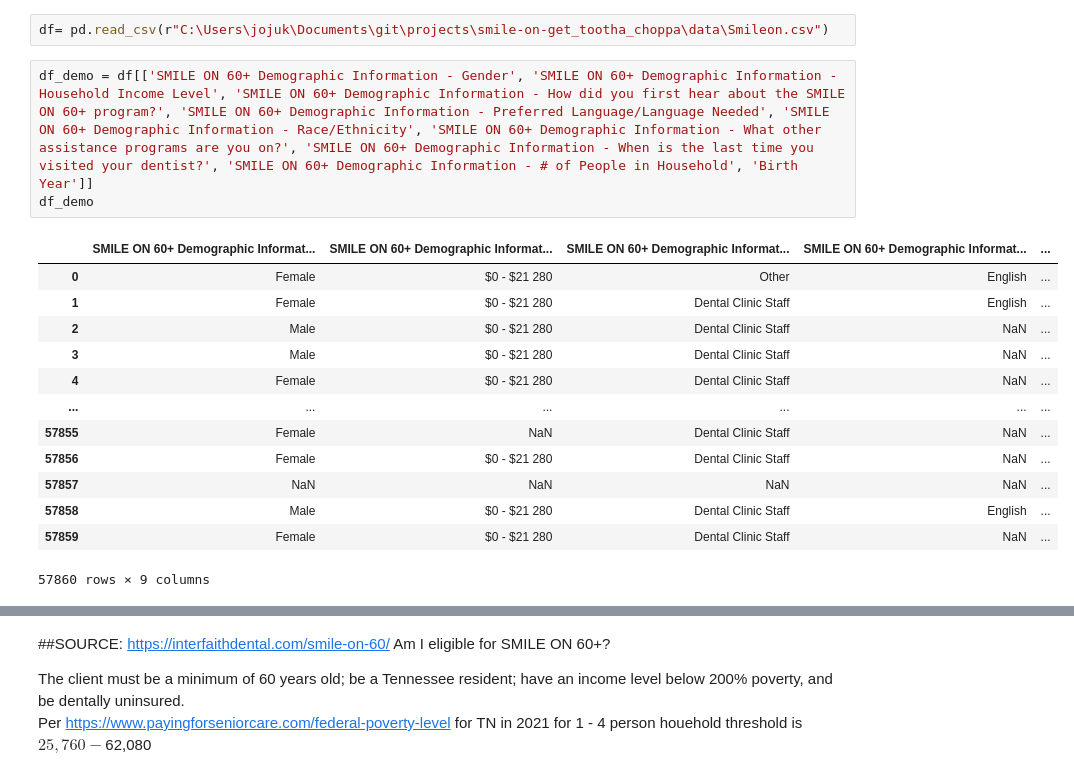
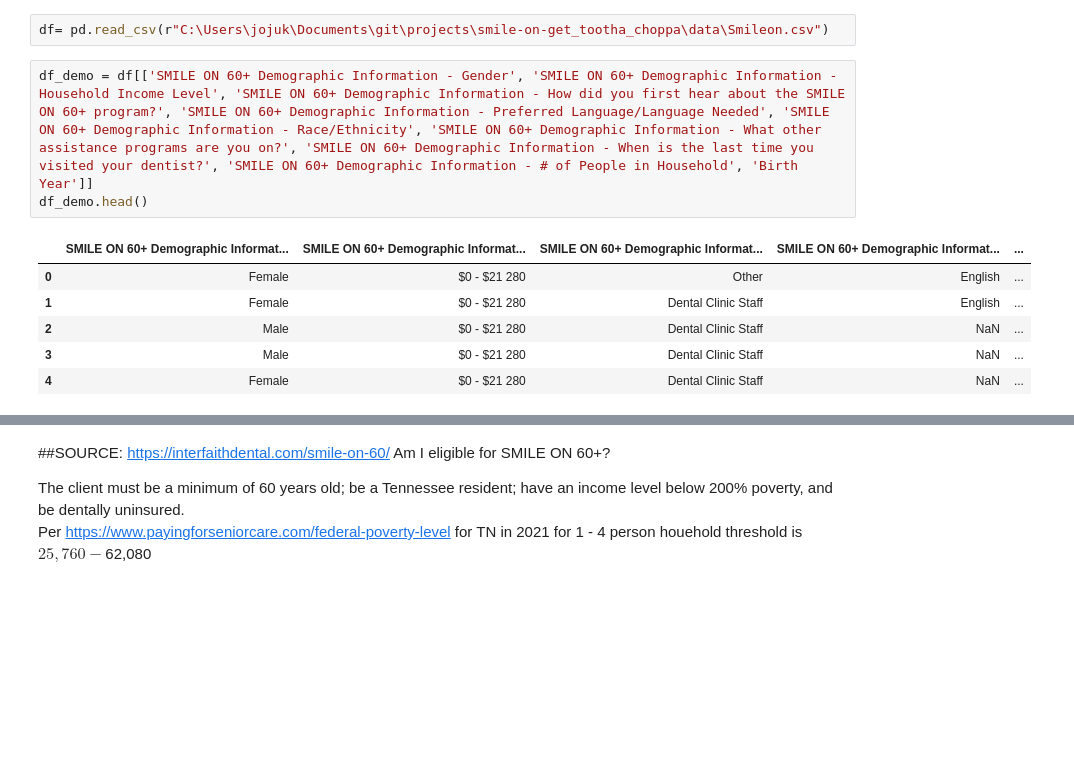
Before and after one commit to Jmiah789/smile-on-get_tootha_choppa, a Jupyter notebook: notebooks/Demographics.ipynb, the cells around one changed output, grey strips where cells are left out. Cells and saved outputs as stored; diff of their text form; blank space fills up the shorter version.

```diff
--- a/notebooks/Demographics.ipynb
+++ b/notebooks/Demographics.ipynb
@@ -18,18 +18,11 @@ pd.set_option('display.max_columns', None)
 df= pd.read_csv(r"C:\Users\jojuk\Documents\git\projects\smile-on-get_tootha_choppa\data\Smileon.csv")
 # %%
 df_demo = df[['SMILE ON 60+ Demographic Information - Gender', 'SMILE ON 60+ Demographic Information - Household Income Level', 'SMILE ON 60+ Demographic Information - How did you first hear about the SMILE ON 60+ program?', 'SMILE ON 60+ Demographic Information - Preferred Language/Language Needed', 'SMILE ON 60+ Demographic Information - Race/Ethnicity', 'SMILE ON 60+ Demographic Information - What other assistance programs are you on?', 'SMILE ON 60+ Demographic Information - When is the last time you visited your dentist?', 'SMILE ON 60+ Demographic Information - # of People in Household', 'Birth Year']]
-df_demo
+df_demo.head()
 # %% [output]
 |  | SMILE ON 60+ Demographic Informat... | SMILE ON 60+ Demographic Informat... | SMILE ON 60+ Demographic Informat... | SMILE ON 60+ Demographic Informat... | ... |
 | 0 | Female | $0 - $21 280 | Other | English | ... |
 | 1 | Female | $0 - $21 280 | Dental Clinic Staff | English | ... |
 | 2 | Male | $0 - $21 280 | Dental Clinic Staff | NaN | ... |
 | 3 | Male | $0 - $21 280 | Dental Clinic Staff | NaN | ... |
 | 4 | Female | $0 - $21 280 | Dental Clinic Staff | NaN | ... |
-| ... | ... | ... | ... | ... | ... |
-| 57855 | Female | NaN | Dental Clinic Staff | NaN | ... |
-| 57856 | Female | $0 - $21 280 | Dental Clinic Staff | NaN | ... |
-| 57857 | NaN | NaN | NaN | NaN | ... |
-| 57858 | Male | $0 - $21 280 | Dental Clinic Staff | English | ... |
-| 57859 | Female | $0 - $21 280 | Dental Clinic Staff | NaN | ... |
-57860 rows × 9 columns
```
Also changed, not shown: parts of 37 cells of this notebook.
